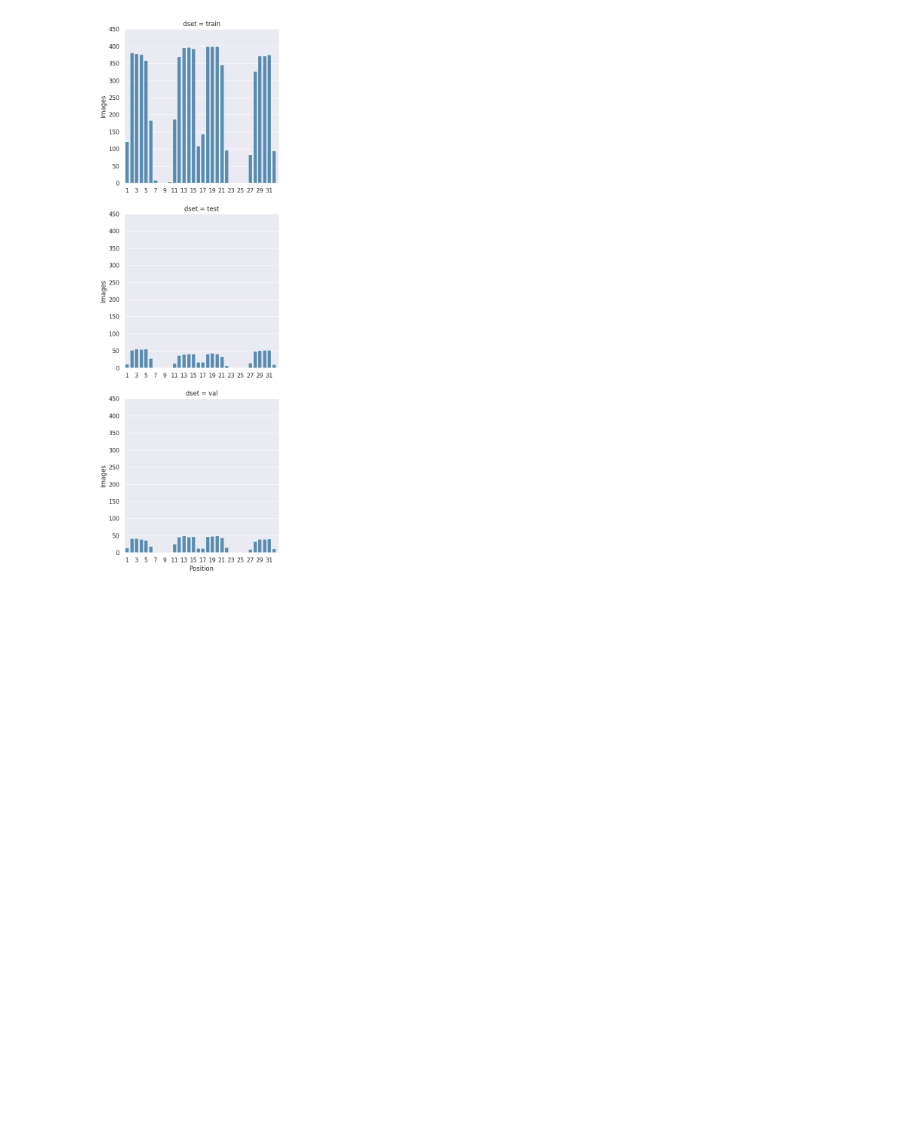
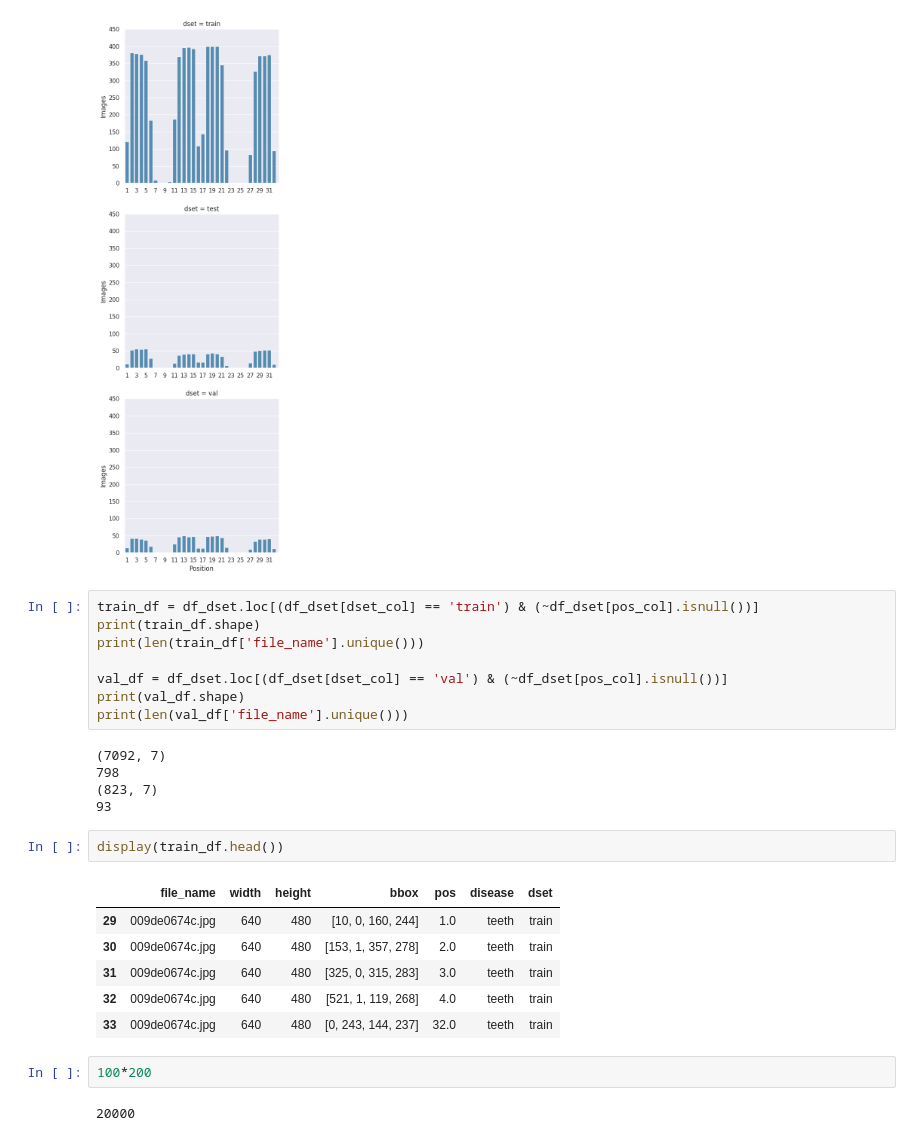
Before and after one commit to ccb-hms/computervision, a Jupyter notebook: notebooks/detection/dev/06_datasplit_roboflow_dev.ipynb, the cells around one changed output. Saved outputs shown, nothing was run; the diff lists cells and outputs as text; blank space fills up the shorter version.

```diff
--- a/notebooks/detection/dev/06_datasplit_roboflow_dev.ipynb
+++ b/notebooks/detection/dev/06_datasplit_roboflow_dev.ipynb
@@ -304,3 +304,29 @@ plt.savefig(plot_file, bbox_inches='tight')
 plt.show()
 # %% [output]
 [figure]
+# %%
+train_df = df_dset.loc[(df_dset[dset_col] == 'train') & (~df_dset[pos_col].isnull())]
+print(train_df.shape)
+print(len(train_df['file_name'].unique()))
+
+val_df = df_dset.loc[(df_dset[dset_col] == 'val') & (~df_dset[pos_col].isnull())]
+print(val_df.shape)
+print(len(val_df['file_name'].unique()))
+# %% [output]
+(7092, 7)
+798
+(823, 7)
+93
+# %%
+display(train_df.head())
+# %% [output]
+|  | file_name | width | height | bbox | pos | disease | dset |
+| 29 | 009de0674c.jpg | 640 | 480 | [10, 0, 160, 244] | 1.0 | teeth | train |
+| 30 | 009de0674c.jpg | 640 | 480 | [153, 1, 357, 278] | 2.0 | teeth | train |
+| 31 | 009de0674c.jpg | 640 | 480 | [325, 0, 315, 283] | 3.0 | teeth | train |
+| 32 | 009de0674c.jpg | 640 | 480 | [521, 1, 119, 268] | 4.0 | teeth | train |
+| 33 | 009de0674c.jpg | 640 | 480 | [0, 243, 144, 237] | 32.0 | teeth | train |
+# %%
+100*200
+# %% [output]
+20000
```
Also changed, not shown: 1 other file.
